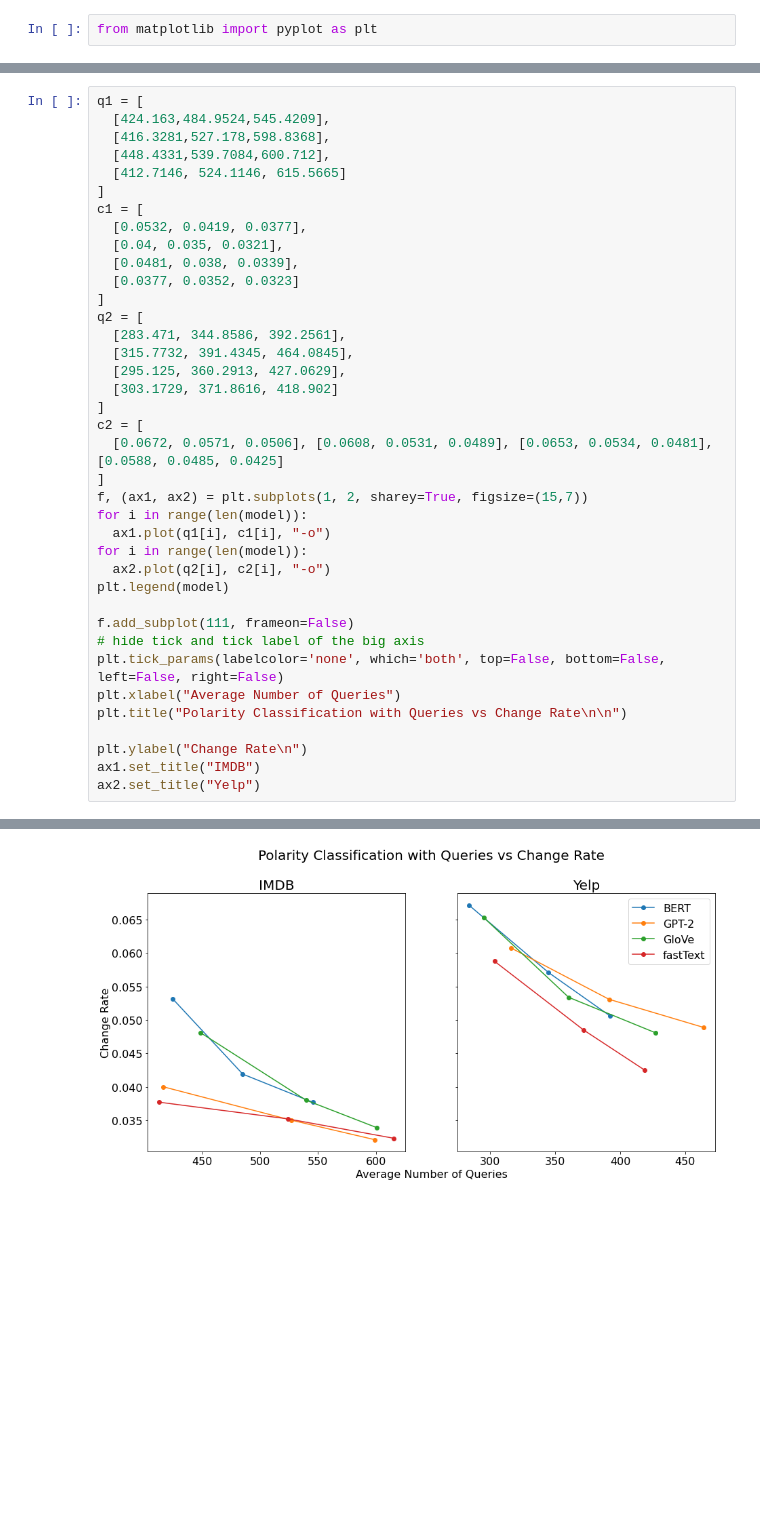
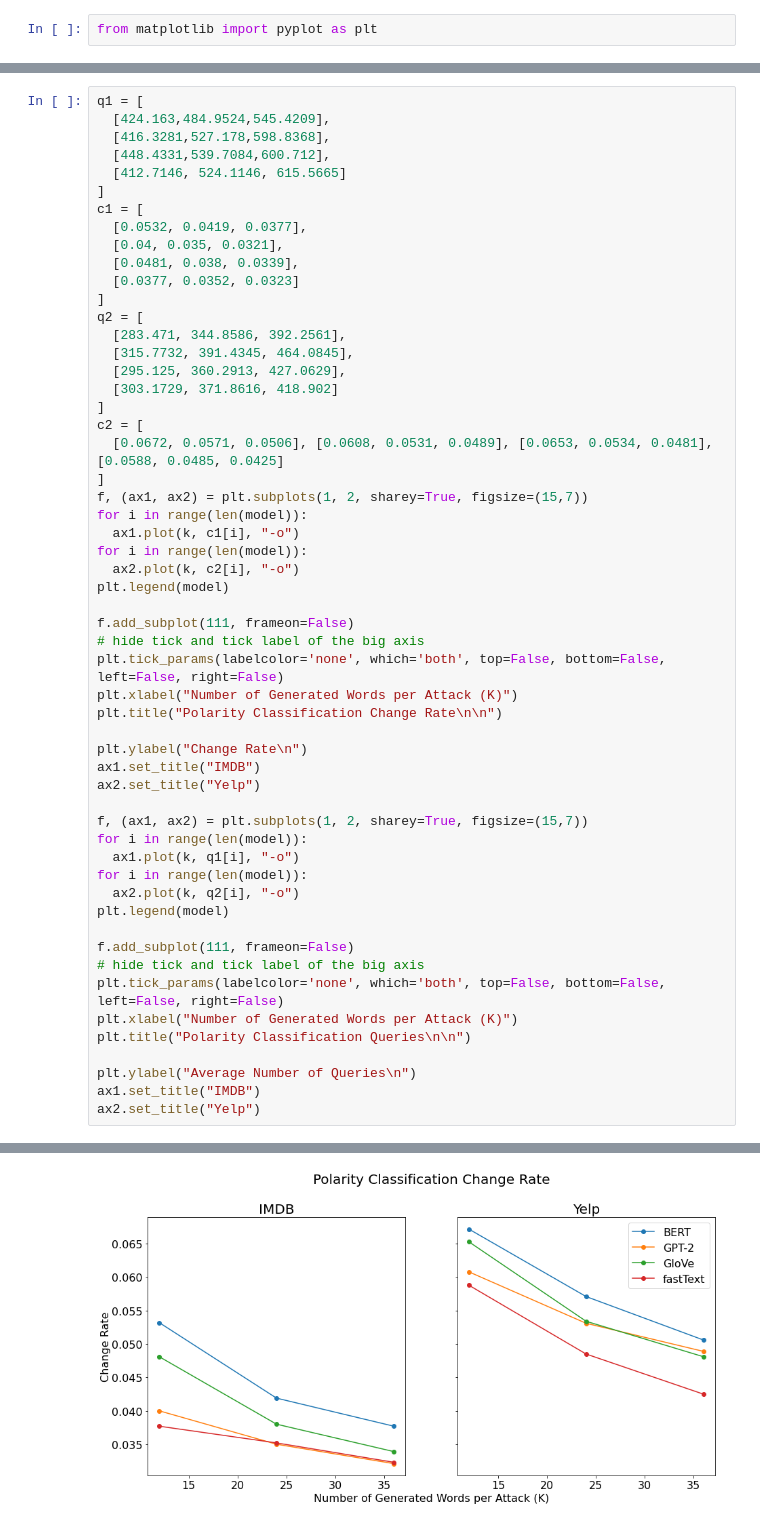
Before and after one commit to hannaxu/COS484-project, a Jupyter notebook: graphs.ipynb, the cells around one changed output, grey strips where cells are left out. Cells and saved outputs as stored; diff of their text form; blank space fills up the shorter version.

```diff
--- a/graphs.ipynb
+++ b/graphs.ipynb
@@ -88,35 +102,52 @@ q1 = [
 ]
 c1 = [
   [0.0532, 0.0419, 0.0377],
   [0.04, 0.035, 0.0321],
   [0.0481, 0.038, 0.0339],
   [0.0377, 0.0352, 0.0323]
 ]
 q2 = [
   [283.471, 344.8586, 392.2561],
   [315.7732, 391.4345, 464.0845],
   [295.125, 360.2913, 427.0629],
   [303.1729, 371.8616, 418.902]
 ]
 c2 = [
   [0.0672, 0.0571, 0.0506], [0.0608, 0.0531, 0.0489], [0.0653, 0.0534, 0.0481], [0.0588, 0.0485, 0.0425]
 ]
 f, (ax1, ax2) = plt.subplots(1, 2, sharey=True, figsize=(15,7))
 for i in range(len(model)):
-  ax1.plot(q1[i], c1[i], "-o")
+  ax1.plot(k, c1[i], "-o")
 for i in range(len(model)):
-  ax2.plot(q2[i], c2[i], "-o")
+  ax2.plot(k, c2[i], "-o")
 plt.legend(model)
 
 f.add_subplot(111, frameon=False)
 # hide tick and tick label of the big axis
 plt.tick_params(labelcolor='none', which='both', top=False, bottom=False, left=False, right=False)
-plt.xlabel("Average Number of Queries")
-plt.title("Polarity Classification with Queries vs Change Rate\n\n")
+plt.xlabel("Number of Generated Words per Attack (K)")
+plt.title("Polarity Classification Change Rate\n\n")
 
 plt.ylabel("Change Rate\n")
 ax1.set_title("IMDB")
 ax2.set_title("Yelp")
+
+f, (ax1, ax2) = plt.subplots(1, 2, sharey=True, figsize=(15,7))
+for i in range(len(model)):
+  ax1.plot(k, q1[i], "-o")
+for i in range(len(model)):
+  ax2.plot(k, q2[i], "-o")
+plt.legend(model)
+
+f.add_subplot(111, frameon=False)
+# hide tick and tick label of the big axis
+plt.tick_params(labelcolor='none', which='both', top=False, bottom=False, left=False, right=False)
+plt.xlabel("Number of Generated Words per Attack (K)")
+plt.title("Polarity Classification Queries\n\n")
+
+plt.ylabel("Average Number of Queries\n")
+ax1.set_title("IMDB")
+ax2.set_title("Yelp")
 # %% [output]
 Text(0.5, 1.0, 'Yelp')
-[figure, old version]
+[figure, new version]
```
Also changed, not shown: parts of 7 cells of this notebook.
